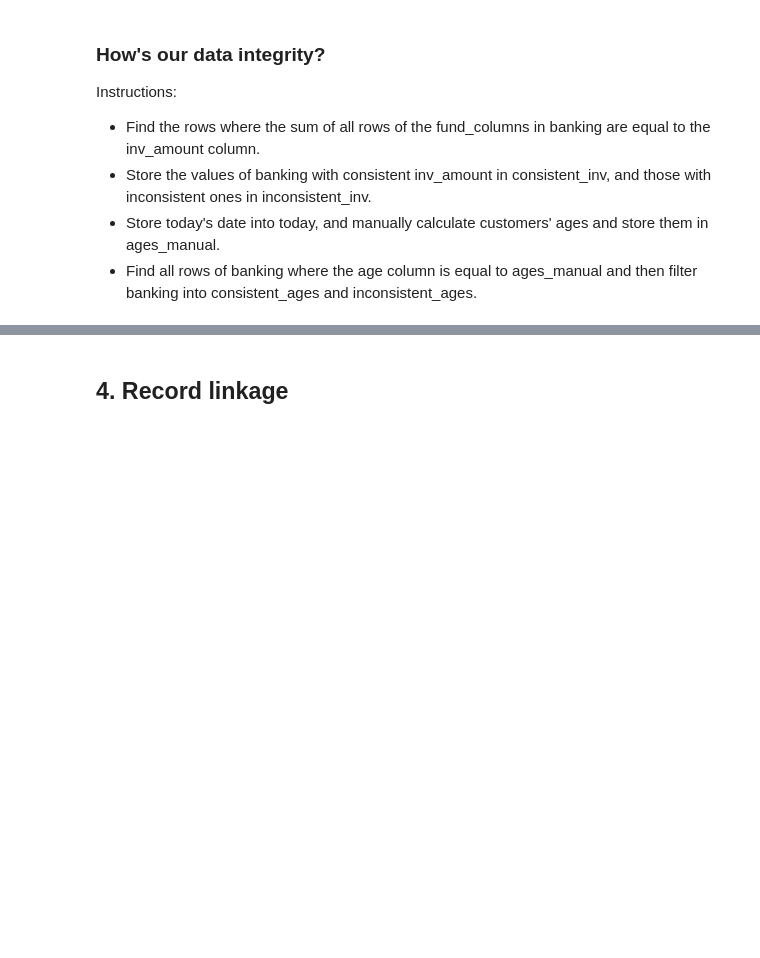
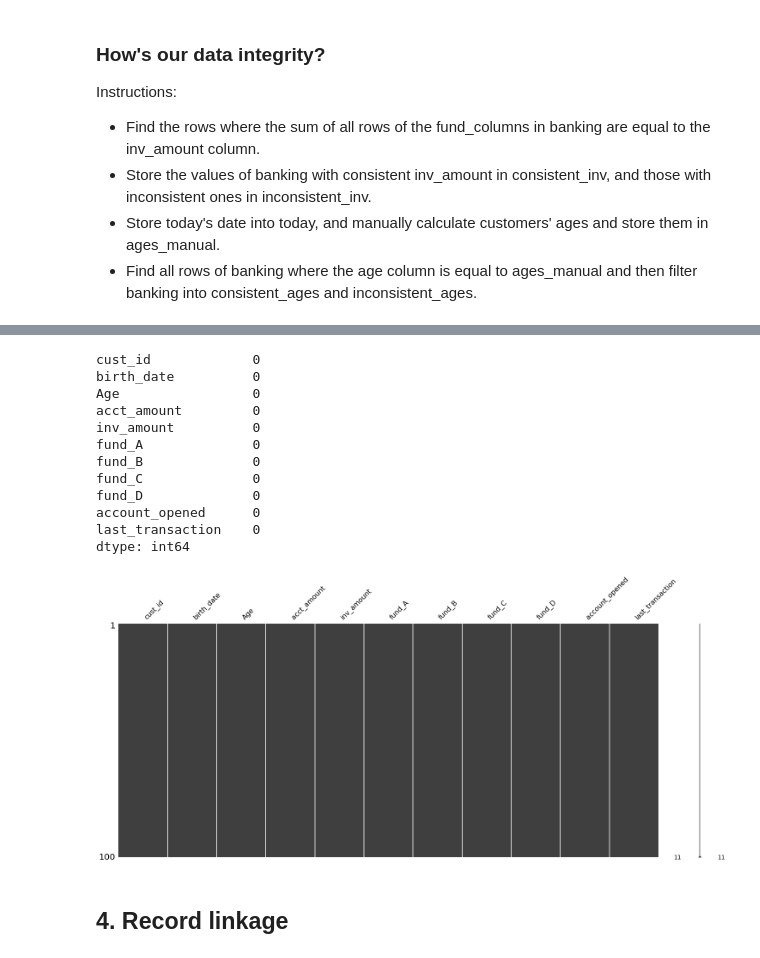
Before and after one commit to pedrogrigorio/DataCamp-Python-Data-Science-Track, a Jupyter notebook: 13-Cleaning_Data_in_Python/notebook.ipynb, the cells around one changed output, grey strips where cells are left out. Saved outputs shown, nothing was run; the diff lists cells and outputs as text; code cells hidden in the pictures; blank space fills up the shorter version.

```diff
--- a/13-Cleaning_Data_in_Python/notebook.ipynb
+++ b/13-Cleaning_Data_in_Python/notebook.ipynb
@@ -6,9 +6,11 @@
 import pandas as pd
 import numpy as np
 import datetime as dt
+import missingno as msno
+import matplotlib.pyplot as plt
 
 ride_sharing = pd.read_csv('datasets/ride_sharing_new.csv', index_col=0)
-banking = pd.read_csv('datasets/banking_dirty.csv')
+banking = pd.read_csv('datasets/banking_dirty.csv', index_col=0)
 airlines = pd.read_csv('datasets/airlines_final.csv', index_col=0)
 airlines[['cleanliness','safety','satisfaction']] = airlines[['cleanliness','safety','satisfaction']].astype('category')
 
@@ -449,2 +460,32 @@ print("Number of inconsistent ages: ", inconsistent_ages.shape[0])
+# %%
+# Print number of missing values in banking
+print(banking.isna().sum())
+
+# Visualize missingness matrix
+msno.matrix(banking)
+plt.show()
+
+# Isolate missing and non missing values of inv_amount
+missing_investors = banking[banking['inv_amount'].isna()]
+investors = banking[~banking['inv_amount'].isna()]
+
+# Sort banking by age and visualize
+banking_sorted = banking.sort_values(by='age')
+msno.matrix(banking_sorted)
+plt.show()
+# %% [output]
+cust_id             0
+birth_date          0
+Age                 0
+acct_amount         0
+inv_amount          0
+fund_A              0
+fund_B              0
+fund_C              0
+fund_D              0
+account_opened      0
+last_transaction    0
+dtype: int64
+[figure, added]
 # %% [markdown]
 ## 4. Record linkage
```
Also changed, not shown: parts of 1 cell of this notebook.
